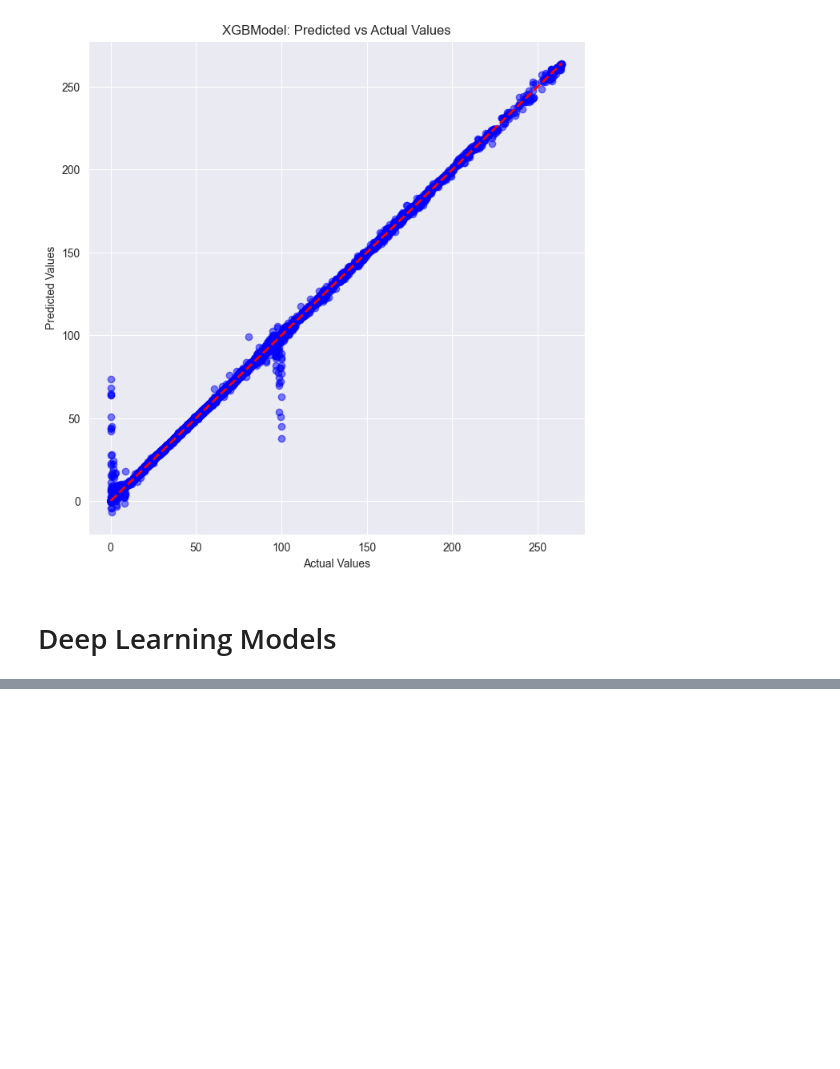
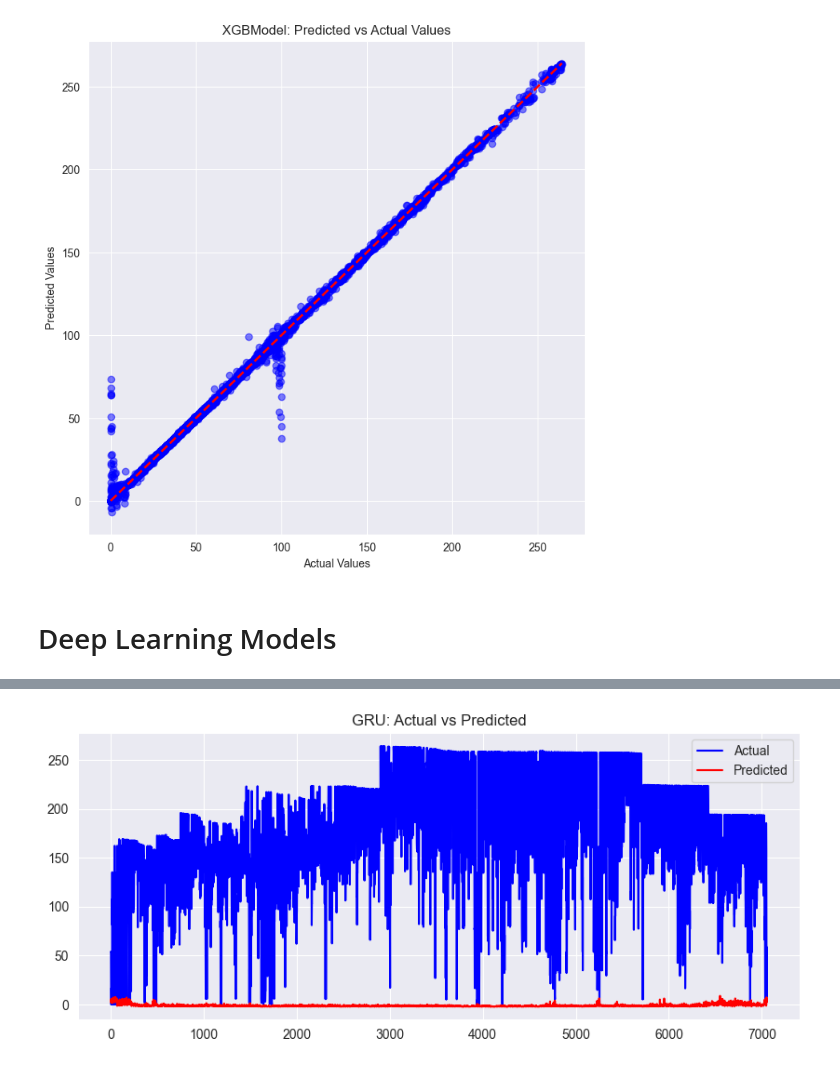
Before and after one commit to zahidesad/learning-from-data-kilowizards, a Jupyter notebook: notebooks/03_model_evaluation.ipynb, the cells around one changed output, grey strips where cells are left out. Drawn from its saved outputs; the diff is of its cells as text; code cells hidden in the pictures; blank space fills up the shorter version.

```diff
--- a/notebooks/03_model_evaluation.ipynb
+++ b/notebooks/03_model_evaluation.ipynb
@@ -206,22 +350,28 @@ import torch
 # %%
-df_full = pd.read_csv("merged_agri_df.csv", parse_dates=["Tarih"])
+print("\n=== GRU Test ===")
 
-features = df_full.columns.difference(["Smfdolar", "Tarih"])  # Drop target and date columns
-target_col = "Smfdolar"  # Target column
-date_col = "Tarih"
-df_full = preprocess_dataframe(df_full, df_full.columns.difference([target_col, date_col]), target_col)
+gru_model = GRUModel(
+    input_dim=X_train_t.shape[2],
+    hidden_dim=64,
+    num_layers=2,
+    output_dim=1,
+    device=device
+)
 
-# Prepare features and target
-X = df_full.drop(columns=["Smfdolar", "Tarih"])  # Exclude target and date columns
-y = df_full["Smfdolar"]  # Target variable
+gru_model.fit(
+    X_train_t,
+    y_train_t,
+    epochs=10,
+    batch_size=32,
+    lr=1e-5,
+    verbose=True
+)
 
-# Split dataset into training and testing sets
-X_train, X_test, y_train, y_test = train_test_split(X, y, test_size=0.2, random_state=42)
-print(f"Train shape: {X_train.shape}, Test shape: {X_test.shape}")
+y_pred_gru = gru_model.predict(X_test_t)
+y_pred_gru = torch.from_numpy(y_pred_gru).float().to(device)
 
-# Convert to torch tensors
-X_tensor = torch.tensor(X_train.values, dtype=torch.float32)
-y_tensor = torch.tensor(y_train.values, dtype=torch.float32)
+mse_gru, mae_gru, preds_np_gru, _ = evaluate_predictions(y_pred_gru, y_test_t)
+print(f"GRU => MSE={mse_gru:.4f}, MAE={mae_gru:.4f}")
 
-dataset = TimeSeriesDataset(X_tensor, y_tensor)
+plot_results(ytrue_np, preds_np_gru, title="GRU: Actual vs Predicted")
 # %% [output]
@@ -228,0 +390 @@ Train shape: (32636, 57), Test shape: (8160, 57)
+[figure, added]
```
Also changed, not shown: parts of 21 cells of this notebook, 5 other files.
